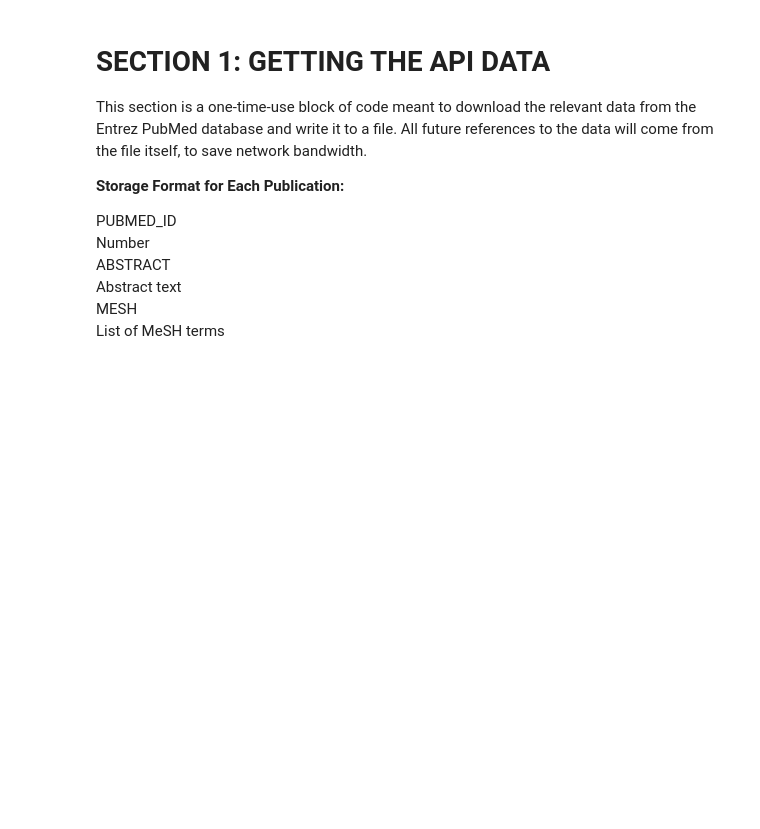
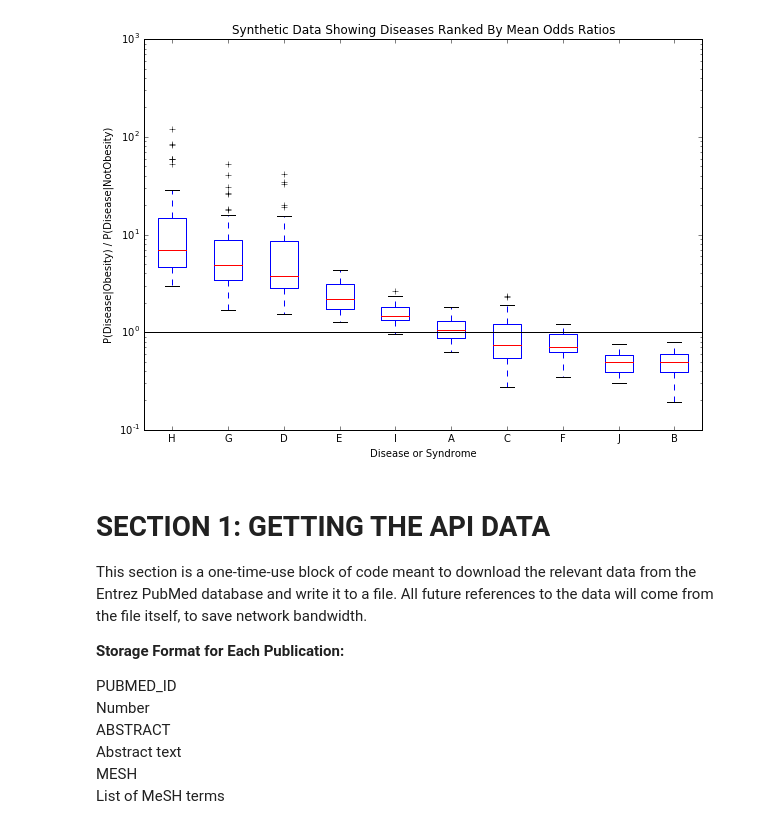
Before and after one commit to brianlevay/data_science, a Jupyter notebook: obesity_comorbid/obesity_comorbid.ipynb, the cells around one changed output. Cells and saved outputs as stored; diff of their text form; code cells hidden in the pictures; blank space fills up the shorter version.

```diff
--- a/obesity_comorbid/obesity_comorbid.ipynb
+++ b/obesity_comorbid/obesity_comorbid.ipynb
@@ -1,3 +98,7 @@
+# %%
+create_synthetic_OR_plot()
+# %% [output]
+[figure, added]
 # %% [markdown]
 # SECTION 1: GETTING THE API DATA
 
```
Also changed, not shown: parts of 15 cells of this notebook, 2 other files.
